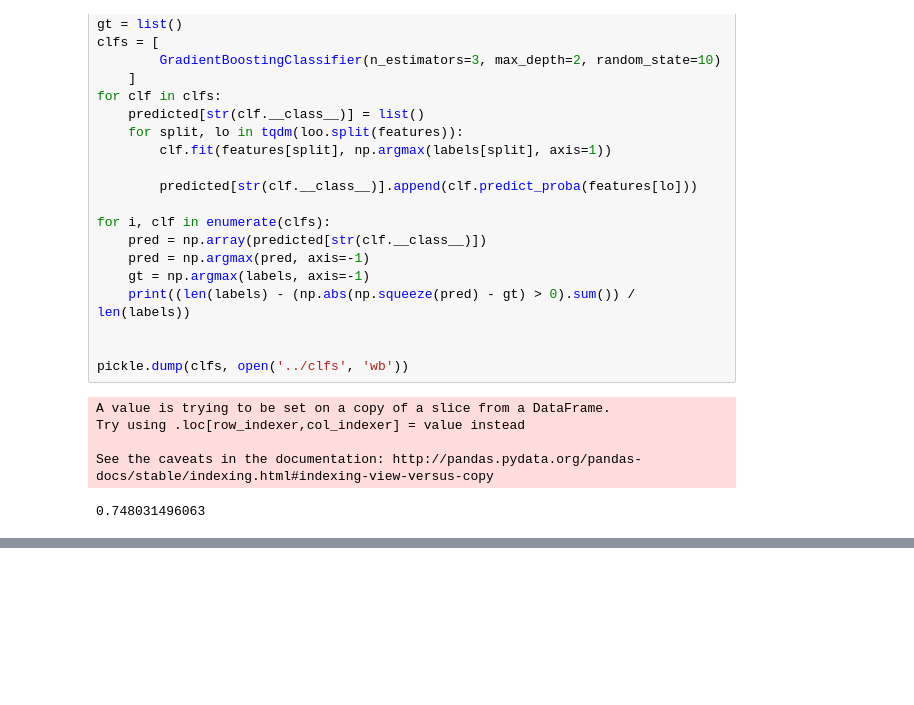
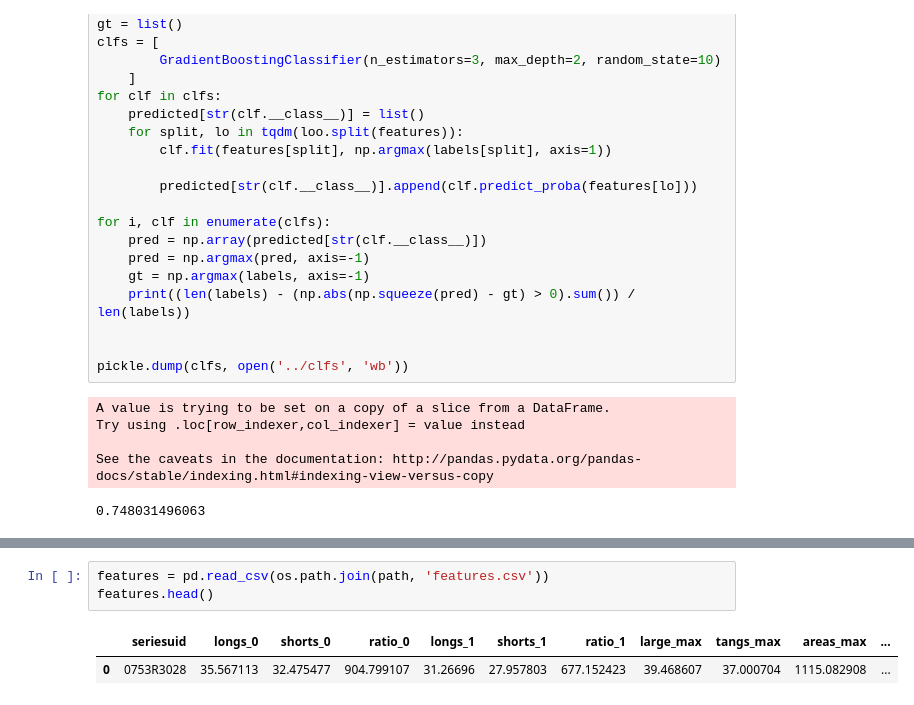
Before and after one commit to vessemer/AortaEstimation, a Jupyter notebook: demo.ipynb, the cells around one changed output, grey strips where cells are left out. Cells and saved outputs as stored; diff of their text form; blank space fills up the shorter version.

```diff
--- a/demo.ipynb
+++ b/demo.ipynb
@@ -545,0 +537,6 @@ See the caveats in the documentation: http://pandas.pydata.org/pandas-docs/stabl
+# %%
+features = pd.read_csv(os.path.join(path, 'features.csv'))
+features.head()
+# %% [output]
+|  | seriesuid | longs_0 | shorts_0 | ratio_0 | longs_1 | shorts_1 | ratio_1 | large_max | tangs_max | areas_max | ... |
+| 0 | 0753R3028 | 35.567113 | 32.475477 | 904.799107 | 31.26696 | 27.957803 | 677.152423 | 39.468607 | 37.000704 | 1115.082908 | ... |
```
Also changed, not shown: parts of 14 cells of this notebook, 3 other files.
